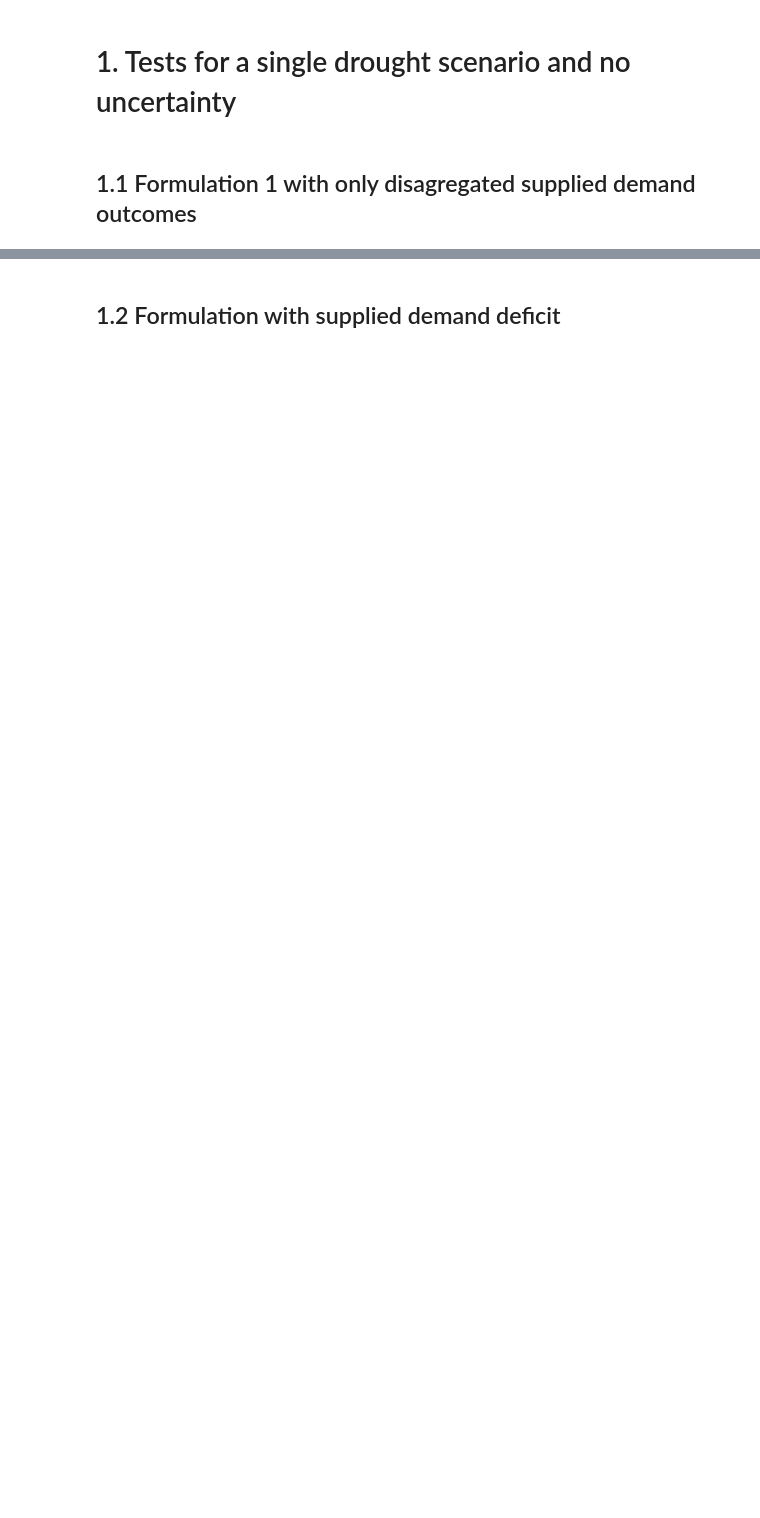
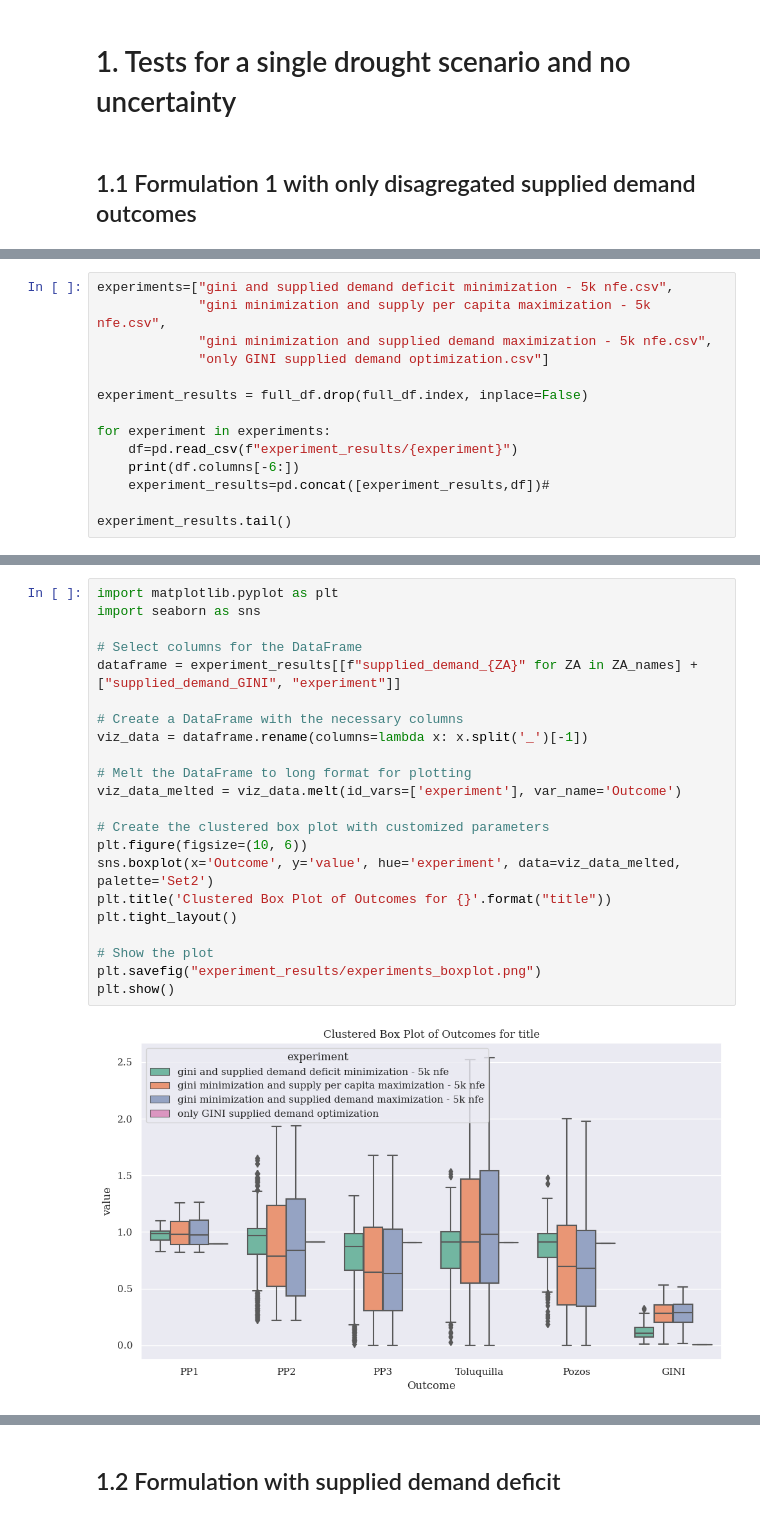
Before and after one commit to arielgoldin/GDL_Aquapheric_Policies, a Jupyter notebook: AMG_experimentation.ipynb, the cells around one changed output, grey strips where cells are left out. Cells and saved outputs as stored; diff of their text form; blank space fills up the shorter version.

```diff
--- a/AMG_experimentation.ipynb
+++ b/AMG_experimentation.ipynb
@@ -127,0 +182,14 @@ results.head(10)
+# %%
+experiments=["gini and supplied demand deficit minimization - 5k nfe.csv",
+             "gini minimization and supply per capita maximization - 5k nfe.csv",
+             "gini minimization and supplied demand maximization - 5k nfe.csv",
+             "only GINI supplied demand optimization.csv"]
+
+experiment_results = full_df.drop(full_df.index, inplace=False)
+
+for experiment in experiments:
+    df=pd.read_csv(f"experiment_results/{experiment}")
+    print(df.columns[-6:])
+    experiment_results=pd.concat([experiment_results,df])#
+
+experiment_results.tail()
@@ -127,0 +226,24 @@ results.head(10)
+# %%
+import matplotlib.pyplot as plt
+import seaborn as sns
+
+# Select columns for the DataFrame
+dataframe = experiment_results[[f"supplied_demand_{ZA}" for ZA in ZA_names] + ["supplied_demand_GINI", "experiment"]]
+
+# Create a DataFrame with the necessary columns
+viz_data = dataframe.rename(columns=lambda x: x.split('_')[-1])
+
+# Melt the DataFrame to long format for plotting
+viz_data_melted = viz_data.melt(id_vars=['experiment'], var_name='Outcome')
+
+# Create the clustered box plot with customized parameters
+plt.figure(figsize=(10, 6))
+sns.boxplot(x='Outcome', y='value', hue='experiment', data=viz_data_melted, palette='Set2')
+plt.title('Clustered Box Plot of Outcomes for {}'.format("title"))
+plt.tight_layout()
+
+# Show the plot
+plt.savefig("experiment_results/experiments_boxplot.png")
+plt.show()
+# %% [output]
+[figure, added]
```
Also changed, not shown: parts of 26 cells of this notebook, 41 other files.
